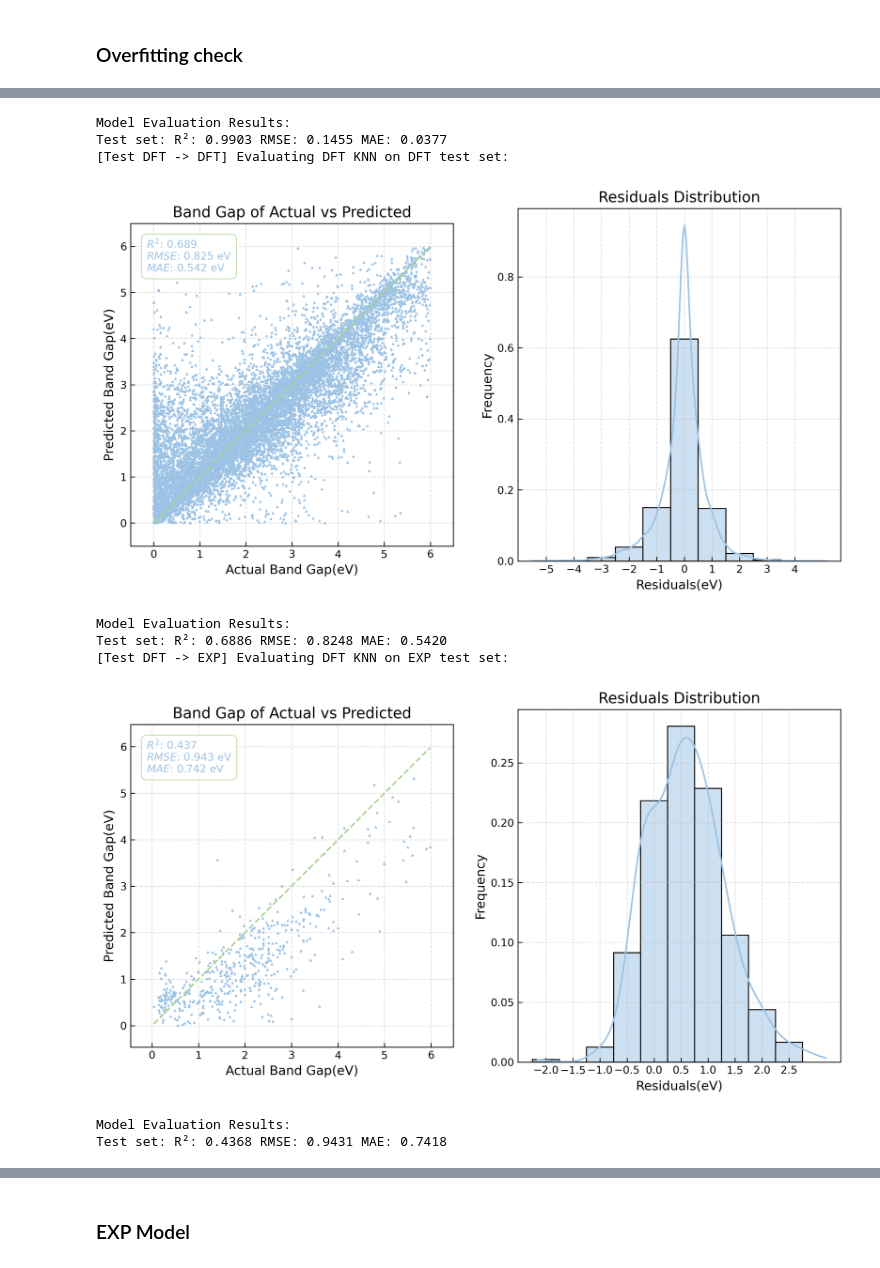
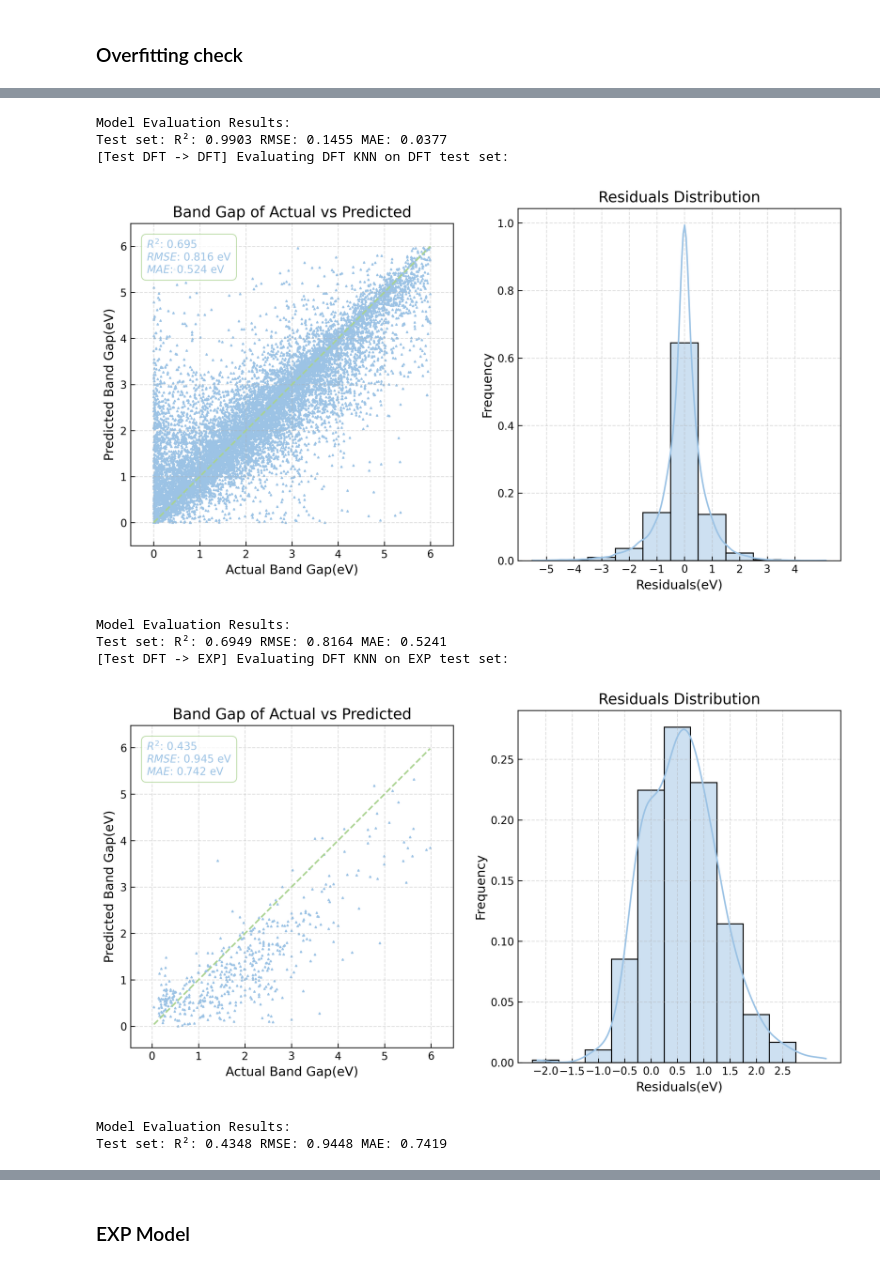
Before and after one commit to Four-Q/Band-gap-predict, a Jupyter notebook: SingleModels/KNN/HyperParameterSearch.ipynb, the cells around one changed output, grey strips where cells are left out. Cells and saved outputs as stored; diff of their text form; code cells hidden in the pictures.

```diff
--- a/SingleModels/KNN/HyperParameterSearch.ipynb
+++ b/SingleModels/KNN/HyperParameterSearch.ipynb
@@ -54,9 +54,10 @@ exp_test_y = exp_test['band_gap']
 print(f"['DFT {MODEL_NAME}'] HP optimization begin...")
 # define the parameter distributions  for the KNN model
 param_distributions = {
-    'n_neighbors': np.arange(3, 100, 8) + [21],
+    'n_neighbors': list(np.arange(3, 100, 8)) + [11, 21, 51, 71],
     'weights': ['uniform', 'distance'],
     'p': [1, 2],
+    'metric': ['euclidean', 'manhattan', 'chebyshev', 'minkowski']
 }
 # create a KFold object for cross-validation
 kf = KFold(n_splits=5, shuffle=True, random_state=RANDOM_SEED)
@@ -66,8 +67,8 @@ knn = KNeighborsRegressor(n_jobs=-1)
 # using n_iter=50 for a faster search, you can increase this for better results
 # forget to assign metrics score, the default is R2 score
 random_search = RandomizedSearchCV(estimator=knn, param_distributions=param_distributions,
-                n_iter=50, cv=kf, verbose=2, random_state=RANDOM_SEED,
-                return_train_score=True,  n_jobs=-1)
+                n_iter=80, cv=kf, verbose=2, random_state=RANDOM_SEED,
+                scoring='neg_mean_squared_error', return_train_score=True,  n_jobs=-1)
 
 # fit the model to the training data
 random_search.fit(dft_train_X, dft_train_y)
@@ -115,7 +121,7 @@ Best Cross-Validation R2: 0.6440
 #
 # Train the model with the best hyperparameters on the entire training set
 # using the best hyperparameters from the random search
-knn_best = KNeighborsRegressor(n_neighbors=24, weights='distance', p=1, n_jobs=-1)
+knn_best = KNeighborsRegressor(n_neighbors=11, weights='distance', metric='manhattan', p=1, n_jobs=-1)
 # record model metrics
 model_metrics = pd.DataFrame(columns=['Model', 'Error_Type', 'Train_set', 'Test_set', 'R²', 'RMSE', 'MAE'])
 # Train the model on dft data
@@ -176,14 +191,14 @@ Model training completed!
 [figure]
 Model Evaluation Results:
 Test set: R²: 0.9903 RMSE: 0.1455 MAE: 0.0377
 [Test DFT -> DFT] Evaluating DFT KNN on DFT test set:
-[figure, old version]
+[figure, new version]
 Model Evaluation Results:
-Test set: R²: 0.6886 RMSE: 0.8248 MAE: 0.5420
+Test set: R²: 0.6949 RMSE: 0.8164 MAE: 0.5241
 [Test DFT -> EXP] Evaluating DFT KNN on EXP test set:
-[figure, old version]
+[figure, new version]
 Model Evaluation Results:
-Test set: R²: 0.4368 RMSE: 0.9431 MAE: 0.7418
+Test set: R²: 0.4348 RMSE: 0.9448 MAE: 0.7419
 # %%
 model_metrics.head()
 # %% [output]
```
Also changed, not shown: parts of 8 cells of this notebook, 38 other files.
